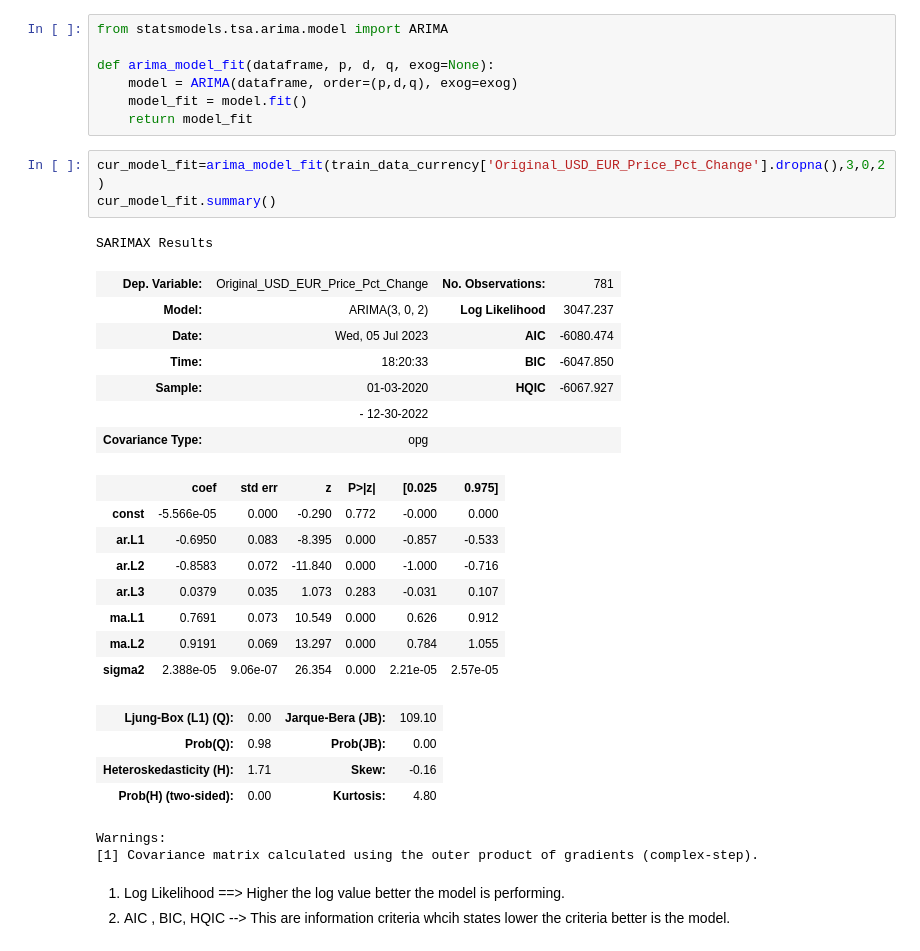
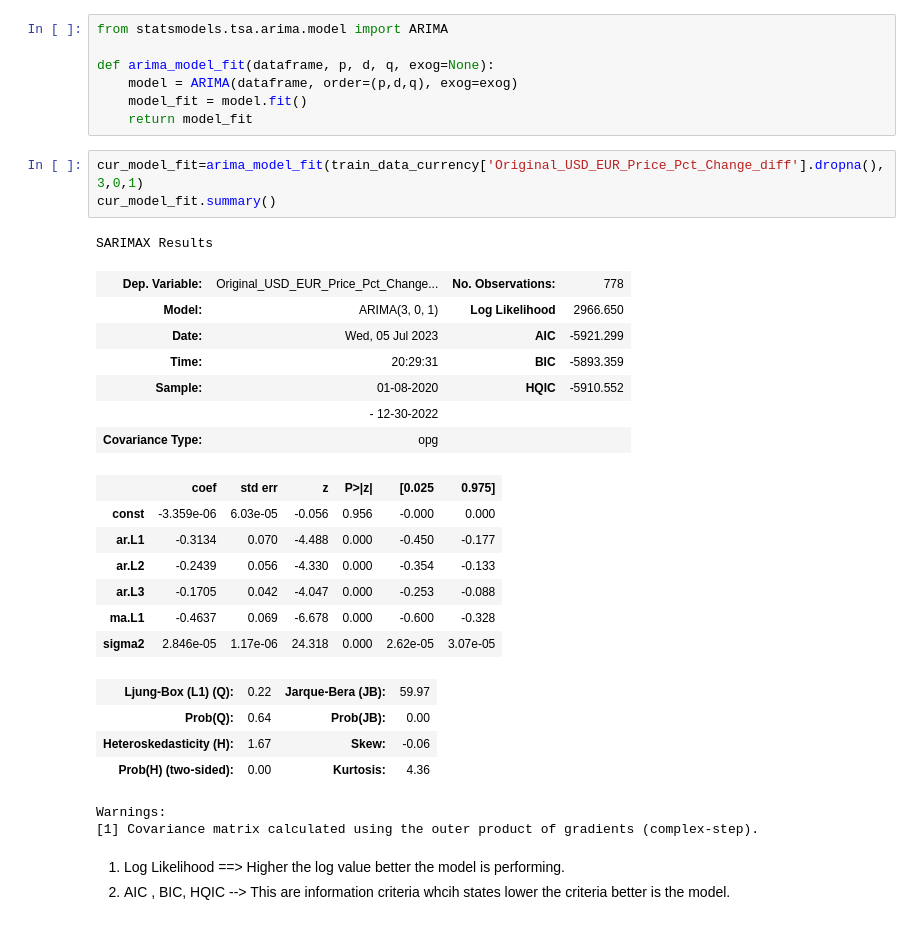
Before and after one commit to pravin-raut/MachineLearning, a Jupyter notebook: dissertation/ARIMA_Currency_v1.ipynb, the cells around one changed output. Saved outputs shown, nothing was run; the diff lists cells and outputs as text.

```diff
--- a/dissertation/ARIMA_Currency_v1.ipynb
+++ b/dissertation/ARIMA_Currency_v1.ipynb
@@ -361,29 +364,28 @@ def arima_model_fit(dataframe, p, d, q, exog=None):
     model_fit = model.fit()
     return model_fit
 # %%
-cur_model_fit=arima_model_fit(train_data_currency['Original_USD_EUR_Price_Pct_Change'].dropna(),3,0,2)
+cur_model_fit=arima_model_fit(train_data_currency['Original_USD_EUR_Price_Pct_Change_diff'].dropna(),3,0,1)
 cur_model_fit.summary()
 # %% [output]
 SARIMAX Results
-| Dep. Variable: | Original_USD_EUR_Price_Pct_Change | No. Observations: | 781 |
-| Model: | ARIMA(3, 0, 2) | Log Likelihood | 3047.237 |
-| Date: | Wed, 05 Jul 2023 | AIC | -6080.474 |
-| Time: | 18:20:33 | BIC | -6047.850 |
-| Sample: | 01-03-2020 | HQIC | -6067.927 |
+| Dep. Variable: | Original_USD_EUR_Price_Pct_Change... | No. Observations: | 778 |
+| Model: | ARIMA(3, 0, 1) | Log Likelihood | 2966.650 |
+| Date: | Wed, 05 Jul 2023 | AIC | -5921.299 |
+| Time: | 20:29:31 | BIC | -5893.359 |
+| Sample: | 01-08-2020 | HQIC | -5910.552 |
 |  | - 12-30-2022 |  |  |
 | Covariance Type: | opg |  |  |
 |  | coef | std err | z | P>|z| | [0.025 | 0.975] |
-| const | -5.566e-05 | 0.000 | -0.290 | 0.772 | -0.000 | 0.000 |
-| ar.L1 | -0.6950 | 0.083 | -8.395 | 0.000 | -0.857 | -0.533 |
-| ar.L2 | -0.8583 | 0.072 | -11.840 | 0.000 | -1.000 | -0.716 |
-| ar.L3 | 0.0379 | 0.035 | 1.073 | 0.283 | -0.031 | 0.107 |
-| ma.L1 | 0.7691 | 0.073 | 10.549 | 0.000 | 0.626 | 0.912 |
-| ma.L2 | 0.9191 | 0.069 | 13.297 | 0.000 | 0.784 | 1.055 |
-| sigma2 | 2.388e-05 | 9.06e-07 | 26.354 | 0.000 | 2.21e-05 | 2.57e-05 |
+| const | -3.359e-06 | 6.03e-05 | -0.056 | 0.956 | -0.000 | 0.000 |
+| ar.L1 | -0.3134 | 0.070 | -4.488 | 0.000 | -0.450 | -0.177 |
+| ar.L2 | -0.2439 | 0.056 | -4.330 | 0.000 | -0.354 | -0.133 |
+| ar.L3 | -0.1705 | 0.042 | -4.047 | 0.000 | -0.253 | -0.088 |
+| ma.L1 | -0.4637 | 0.069 | -6.678 | 0.000 | -0.600 | -0.328 |
+| sigma2 | 2.846e-05 | 1.17e-06 | 24.318 | 0.000 | 2.62e-05 | 3.07e-05 |
-| Ljung-Box (L1) (Q): | 0.00 | Jarque-Bera (JB): | 109.10 |
-| Prob(Q): | 0.98 | Prob(JB): | 0.00 |
-| Heteroskedasticity (H): | 1.71 | Skew: | -0.16 |
-| Prob(H) (two-sided): | 0.00 | Kurtosis: | 4.80 |
+| Ljung-Box (L1) (Q): | 0.22 | Jarque-Bera (JB): | 59.97 |
+| Prob(Q): | 0.64 | Prob(JB): | 0.00 |
+| Heteroskedasticity (H): | 1.67 | Skew: | -0.06 |
+| Prob(H) (two-sided): | 0.00 | Kurtosis: | 4.36 |
 Warnings:
 [1] Covariance matrix calculated using the outer product of gradients (complex-step).
 # %% [markdown]
```
Also changed, not shown: parts of 15 cells of this notebook.
